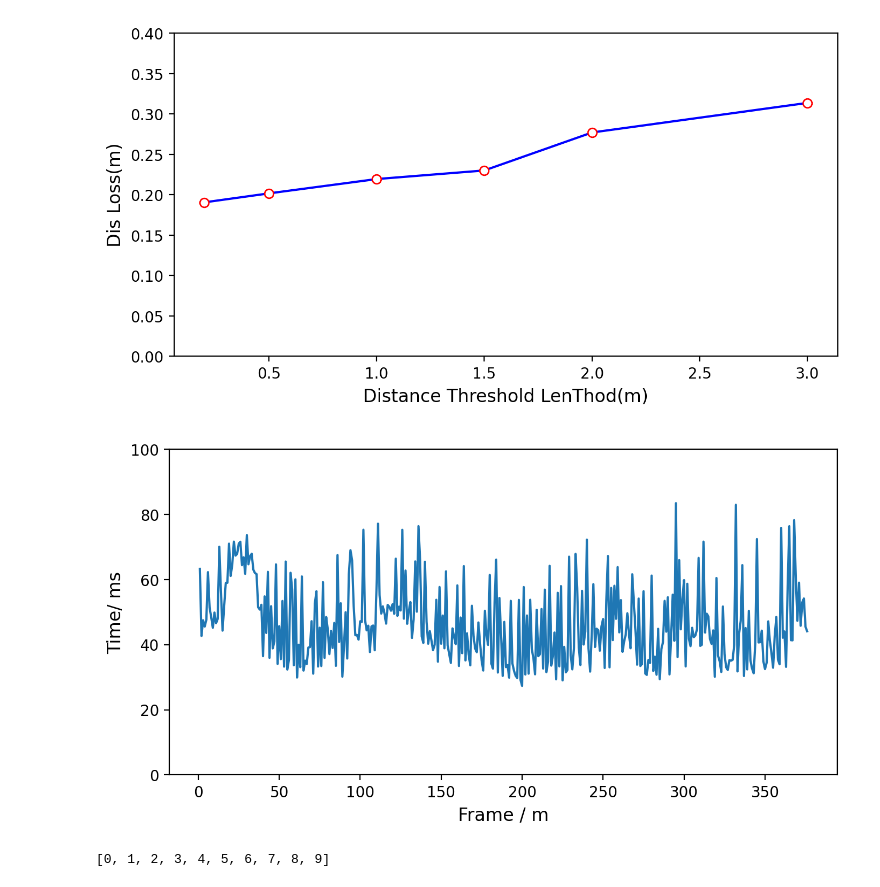
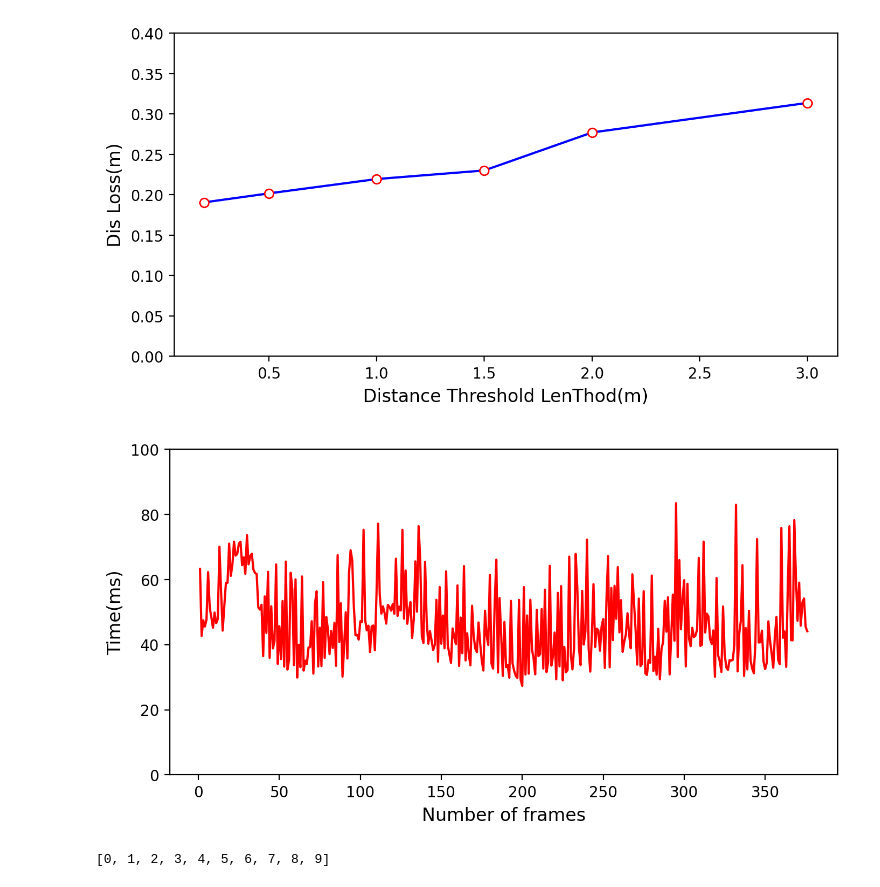
Before and after one commit to HuangCongQing/python-libraries, a Jupyter notebook: 03Matplotlib/应用/折线图.ipynb, the cells around one changed output. Saved outputs shown, nothing was run; the diff lists cells and outputs as text; code cells hidden in the pictures.

```diff
--- a/03Matplotlib/应用/折线图.ipynb
+++ b/03Matplotlib/应用/折线图.ipynb
@@ -102,22 +102,22 @@ y = [63.3157, 42.684, 47.5041, 45.5663, 47.6903, 62.2993, 51.3809, 48.4858, 45.1
 x  = [i for i in range(1,len(y)+1)] #距离m
 
 #plt.plot(x, y, 'ro-')
 #plt.xlim(-1, 11)  # 限定横轴的范围
 plt.ylim(0, 100)  # 限定纵轴的范围
 # plt.plot(x, y, marker='o', mec='r', mfc='w',)
-plt.plot(x, y, mec='r', mfc='w',)
-plt.xlabel("Frame / m", fontsize=12)  # X轴标签
-plt.ylabel("Time/ ms", fontsize=12)  # Y轴标签
+plt.plot(x, y, mec='r', mfc='w', color='r')
+plt.xlabel("Number of frames", fontsize=12)  # X轴标签
+plt.ylabel("Time(ms)", fontsize=12)  # Y轴标签
 # plt.title("Time", fontsize=14) #整个图像的标题和字体的大小
 # 显示网格
 # plt.grid(True)
 #设置数字标签
 # for a,b in zip(x,y):
 #     plt.text(a+2, b+4, '%.0f' % b, ha='center', va= 'bottom',fontsize=12)
 
 plt.show()
 # %% [output]
-[figure, old version]
+[figure, new version]
 # %%
 [*range(10)]
 # %% [output]
```
